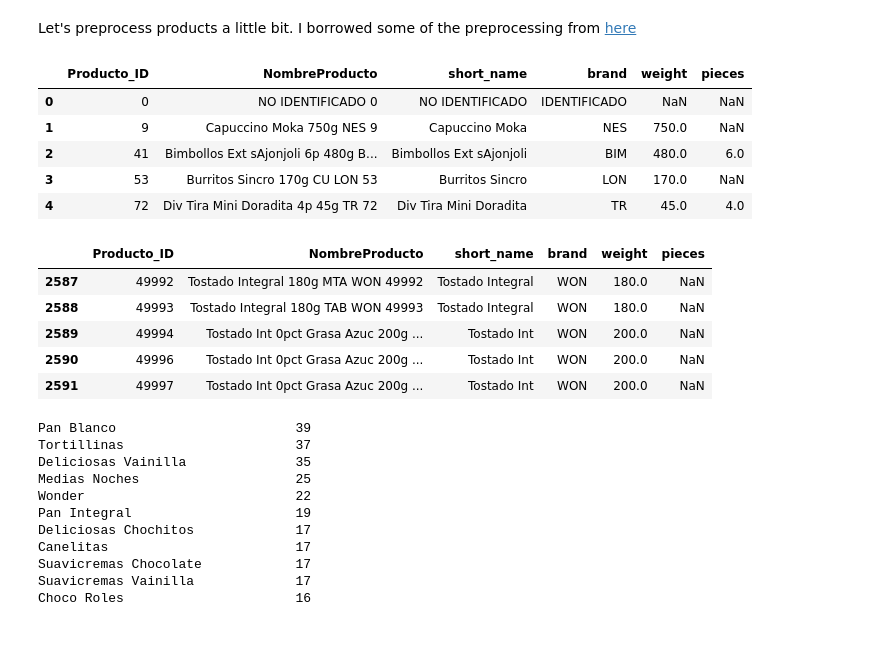
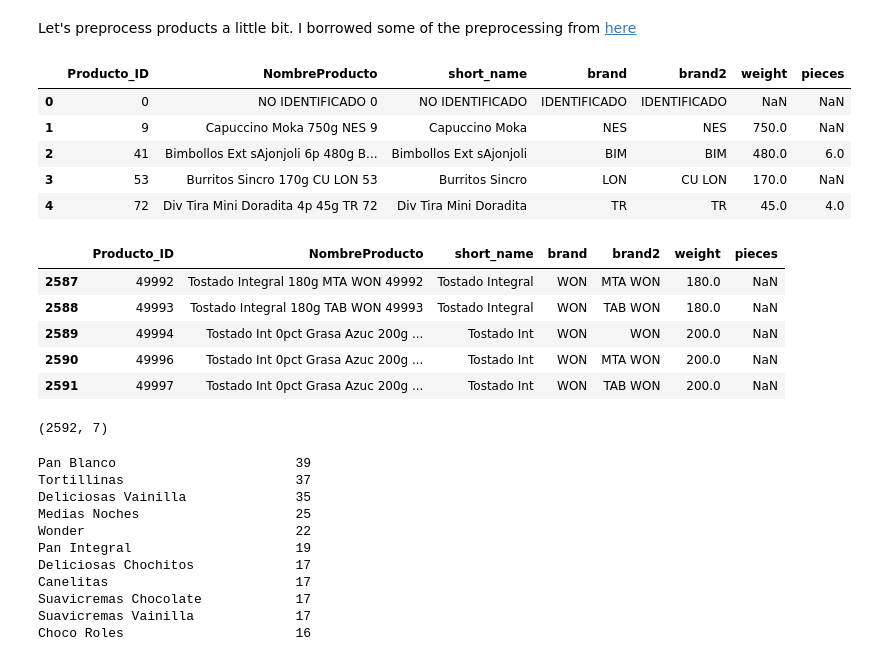
Before and after one commit to berkerkozan/KaggleBimboInventory, a Jupyter notebook: kaggle-Andrey_Vykhodtsev.ipynb, the cells around one changed output. Drawn from its saved outputs; the diff is of its cells as text; code cells hidden in the pictures.

```diff
--- a/kaggle-Andrey_Vykhodtsev.ipynb
+++ b/kaggle-Andrey_Vykhodtsev.ipynb
@@ -49,27 +48,32 @@ Let's preprocess products a little bit. I borrowed some of the preprocessing fro
 # %%
 products  =  pd.read_csv("../input/producto_tabla.csv")
 products['short_name'] = products.NombreProducto.str.extract('^(\D*)', expand=False)
 products['brand'] = products.NombreProducto.str.extract('^.+\s(\D+) \d+$', expand=False)
+products['brand2'] = products.NombreProducto.str.extract(' (\D+) \d+$', expand=False)
 w = products.NombreProducto.str.extract('(\d+)(Kg|g)', expand=True)
 products['weight'] = w[0].astype('float')*w[1].map({'Kg':1000, 'g':1})
 products['pieces'] =  products.NombreProducto.str.extract('(\d+)p ', expand=False).astype('float')
 products.head()
 # %% [output]
-|  | Producto_ID | NombreProducto | short_name | brand | weight | pieces |
-| 0 | 0 | NO IDENTIFICADO 0 | NO IDENTIFICADO | IDENTIFICADO | NaN | NaN |
-| 1 | 9 | Capuccino Moka 750g NES 9 | Capuccino Moka | NES | 750.0 | NaN |
-| 2 | 41 | Bimbollos Ext sAjonjoli 6p 480g B... | Bimbollos Ext sAjonjoli | BIM | 480.0 | 6.0 |
-| 3 | 53 | Burritos Sincro 170g CU LON 53 | Burritos Sincro | LON | 170.0 | NaN |
-| 4 | 72 | Div Tira Mini Doradita 4p 45g TR 72 | Div Tira Mini Doradita | TR | 45.0 | 4.0 |
+|  | Producto_ID | NombreProducto | short_name | brand | brand2 | weight | pieces |
+| 0 | 0 | NO IDENTIFICADO 0 | NO IDENTIFICADO | IDENTIFICADO | IDENTIFICADO | NaN | NaN |
+| 1 | 9 | Capuccino Moka 750g NES 9 | Capuccino Moka | NES | NES | 750.0 | NaN |
+| 2 | 41 | Bimbollos Ext sAjonjoli 6p 480g B... | Bimbollos Ext sAjonjoli | BIM | BIM | 480.0 | 6.0 |
+| 3 | 53 | Burritos Sincro 170g CU LON 53 | Burritos Sincro | LON | CU LON | 170.0 | NaN |
+| 4 | 72 | Div Tira Mini Doradita 4p 45g TR 72 | Div Tira Mini Doradita | TR | TR | 45.0 | 4.0 |
 # %%
 products.tail()
 # %% [output]
-|  | Producto_ID | NombreProducto | short_name | brand | weight | pieces |
-| 2587 | 49992 | Tostado Integral 180g MTA WON 49992 | Tostado Integral | WON | 180.0 | NaN |
-| 2588 | 49993 | Tostado Integral 180g TAB WON 49993 | Tostado Integral | WON | 180.0 | NaN |
-| 2589 | 49994 | Tostado Int 0pct Grasa Azuc 200g ... | Tostado Int | WON | 200.0 | NaN |
-| 2590 | 49996 | Tostado Int 0pct Grasa Azuc 200g ... | Tostado Int | WON | 200.0 | NaN |
-| 2591 | 49997 | Tostado Int 0pct Grasa Azuc 200g ... | Tostado Int | WON | 200.0 | NaN |
+|  | Producto_ID | NombreProducto | short_name | brand | brand2 | weight | pieces |
+| 2587 | 49992 | Tostado Integral 180g MTA WON 49992 | Tostado Integral | WON | MTA WON | 180.0 | NaN |
+| 2588 | 49993 | Tostado Integral 180g TAB WON 49993 | Tostado Integral | WON | TAB WON | 180.0 | NaN |
+| 2589 | 49994 | Tostado Int 0pct Grasa Azuc 200g ... | Tostado Int | WON | WON | 200.0 | NaN |
+| 2590 | 49996 | Tostado Int 0pct Grasa Azuc 200g ... | Tostado Int | WON | MTA WON | 200.0 | NaN |
+| 2591 | 49997 | Tostado Int 0pct Grasa Azuc 200g ... | Tostado Int | WON | TAB WON | 200.0 | NaN |
+# %%
+products.shape
+# %% [output]
+(2592, 7)
 # %%
 products.short_name.value_counts(dropna=False)
 # %% [output]
```
Also changed, not shown: parts of 27 cells of this notebook, 7 other files.
